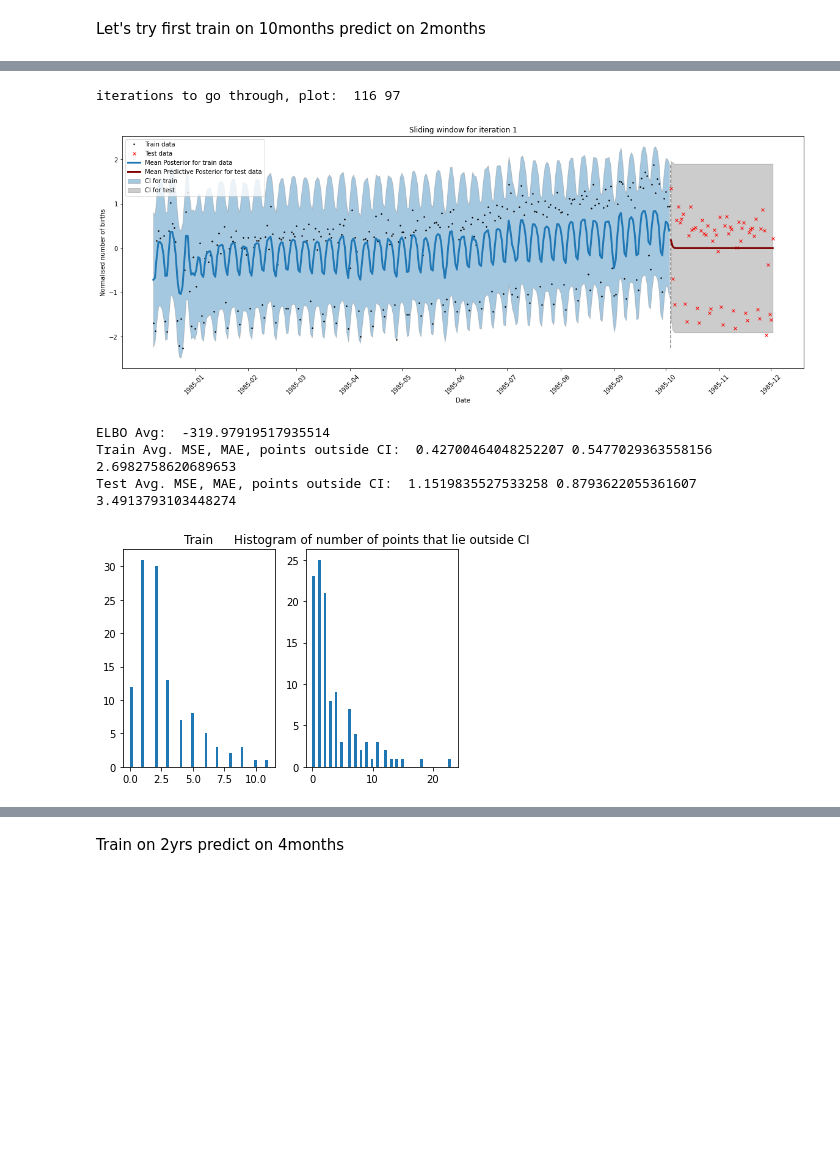
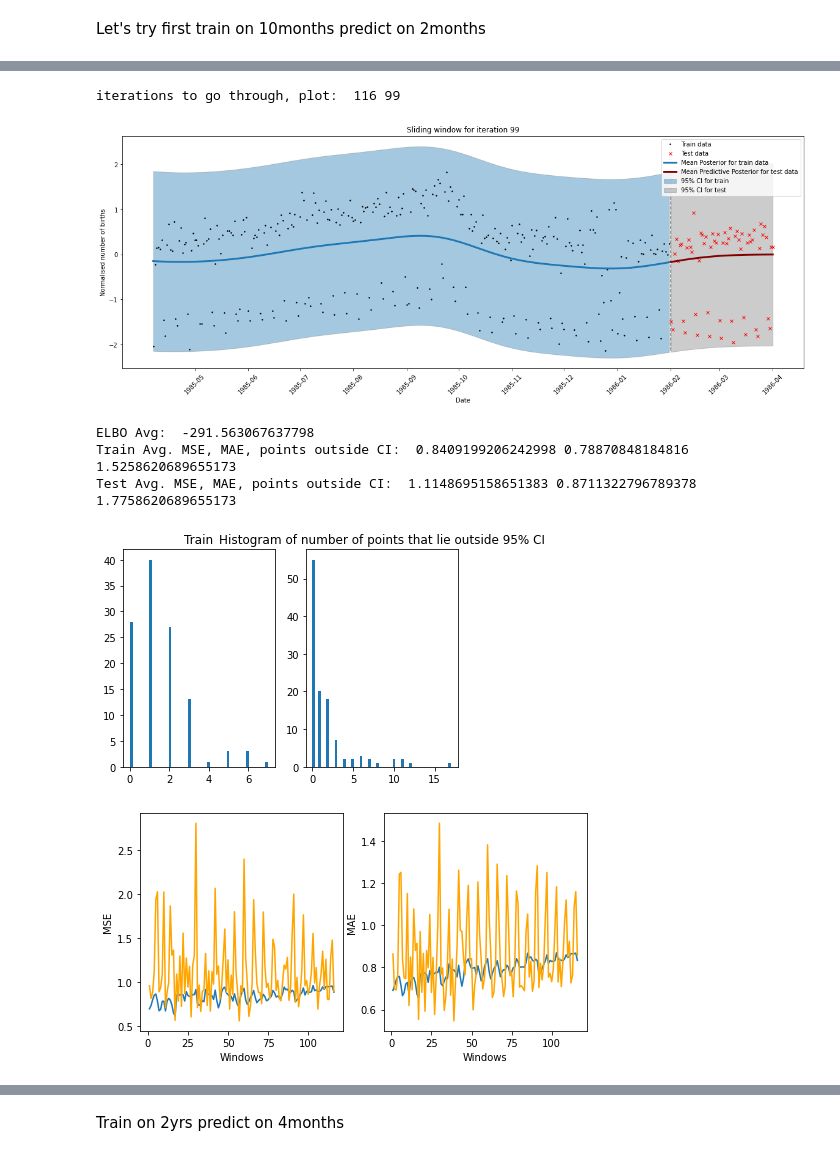
Before and after one commit to CristinaNogRod/GaussianProcesses-TimeSeries, a Jupyter notebook: notebooks/GPFlow/basic_SVGP_slidingWindow.ipynb, the cells around one changed output, grey strips where cells are left out. Cells and saved outputs as stored; diff of their text form; code cells hidden in the pictures; blank space fills up the shorter version.

```diff
--- a/notebooks/GPFlow/basic_SVGP_slidingWindow.ipynb
+++ b/notebooks/GPFlow/basic_SVGP_slidingWindow.ipynb
@@ -47,7 +47,7 @@ To enable them in other operations, rebuild TensorFlow with the appropriate comp
         l = InvGama()
         sigma = Gamma()
 # %%
-def optimise_model(model, x_train, y_train):
+def optimise_model(model, x_train, y_train, epochs=50):
     train_data = (x_train, y_train)
     loss_fn = model.training_loss_closure(train_data)
 
@@ -64,6 +64,5 @@ def optimise_model(model, x_train, y_train):
         natgrad_opt.minimize(loss_fn, variational_vars)
         adam_opt.minimize(loss_fn, adam_vars)
 
-    epochs = 50
     for epoch in range(1, epochs + 1):
         optimisation_step()
@@ -259,10 +207,11 @@ def slidingwindow_alg(splits, window_size, epochs=50):
 # %%
 # less epochs
-slidingwindow_alg(121, 5, epochs=10)
+slidingwindow_alg(121, 5, epochs=20)
 # %% [output]
-iterations to go through, plot:  116 97
+iterations to go through, plot:  116 99
-[figure, old version]
+[figure, new version]
-ELBO Avg:  -319.97919517935514
-Train Avg. MSE, MAE, points outside CI:  0.42700464048252207 0.5477029363558156 2.6982758620689653
-Test Avg. MSE, MAE, points outside CI:  1.1519835527533258 0.8793622055361607 3.4913793103448274
+ELBO Avg:  -291.563067637798
+Train Avg. MSE, MAE, points outside CI:  0.8409199206242998 0.78870848184816 1.5258620689655173
+Test Avg. MSE, MAE, points outside CI:  1.1148695158651383 0.8711322796789378 1.7758620689655173
-[figure, old version]
+[figure, new version]
+[figure, added]
```
Also changed, not shown: parts of 15 cells of this notebook, 2 other files.
